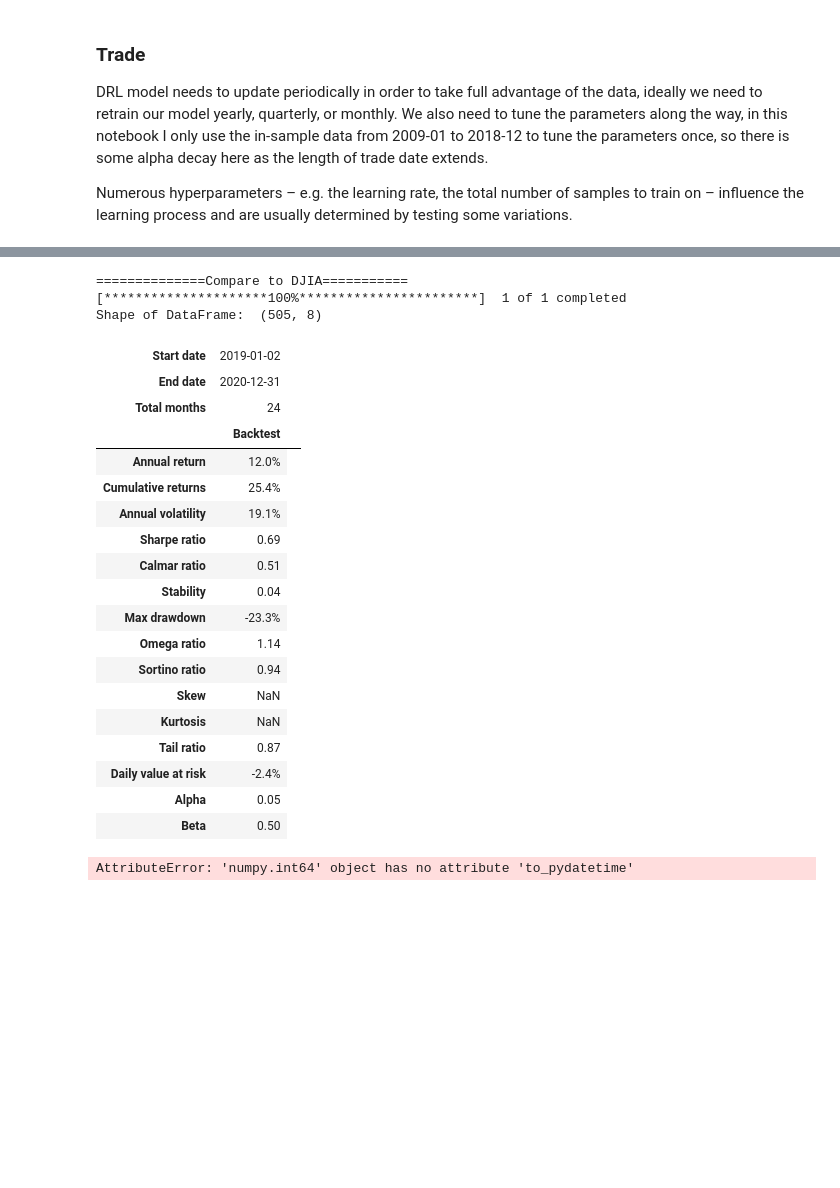
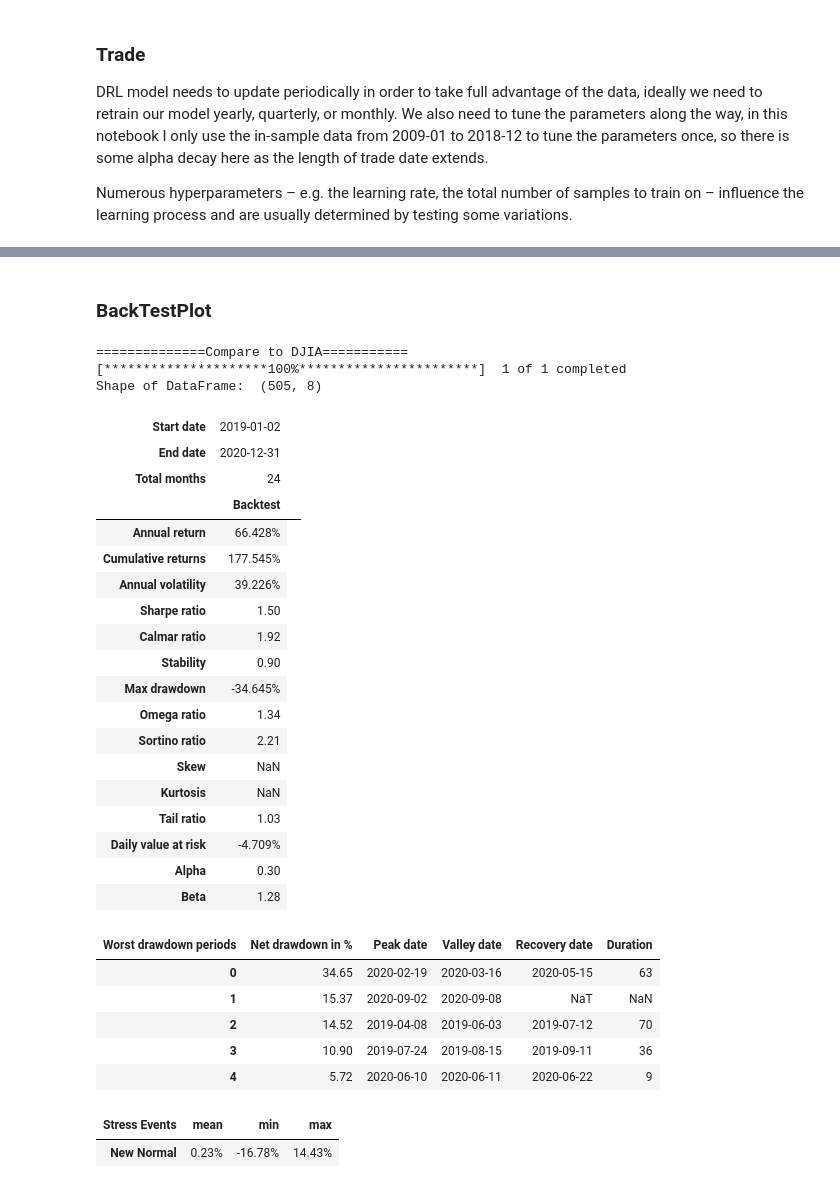
Before and after one commit to BichengWang/RL_stock_trading, a Jupyter notebook: rl_portfolio_trading.ipynb, the cells around one changed output, grey strips where cells are left out. Saved outputs shown, nothing was run; the diff lists cells and outputs as text; code cells hidden in the pictures; blank space fills up the shorter version.

```diff
--- a/rl_portfolio_trading.ipynb
+++ b/rl_portfolio_trading.ipynb
@@ -163,0 +103,14 @@ print(config.DOW_30_TICKER)
+# %%
+# from config.py start_date is a string
+start_date = config.START_DATE
+# from config.py end_date is a string
+end_date = config.END_DATE
+# from config.py split_date is a string
+split_date = config.SPLIT_DATE
+# config target ticker
+target_ticker = config.SP500_20_TICKER
+# config tech_indicator_list
+tech_indicator_list = config.TECHNICAL_INDICATORS_LIST
+print("training period: {}-{}, testing period: {}-{}\n".format(start_date, split_date, split_date, end_date))
+print("target ticker list:\n {}\n".format(target_ticker))
+print("tech_indicator_list:\n {}\n".format(tech_indicator_list))
@@ -544,0 +480,11 @@ df_account_value.tail()
+# %%
+def prediction(model, environment):
+    return DRLAgent.DRL_prediction(
+    model=model,
+    environment = environment)
+df_value, df_actions = dict(), dict()
+df_value['a2c'], df_actions['a2c'] = prediction(trained_a2c, e_trade_gym)
+df_value['ddpg'], df_actions['ddpg'] = prediction(trained_ddpg, e_trade_gym)
+df_value['ppo'], df_actions['ppo'] = prediction(trained_ppo, e_trade_gym)
+df_value['td3'], df_actions['td3'] = prediction(trained_td3, e_trade_gym)
+df_value['sac'], df_actions['sac'] = prediction(trained_sac, e_trade_gym)
@@ -653,34 +592,43 @@ Requirement already satisfied: chardet<5,>=3.0.2 in d:\installedsoftware\anacond
+# %% [markdown]
+### BackTestPlot
 # %%
-print("==============Compare to DJIA===========")
+print("==============Compare to SPY===========")
 %matplotlib inline
 # S&P 500: ^GSPC
 # Dow Jones Index: ^DJI
 # NASDAQ 100: ^NDX
-backtest_plot(df_account_value,
-             baseline_ticker = '^DJI',
-             baseline_start = '2019-01-01',
-             baseline_end = '2021-01-01')
+backtest_plot(df_value['sac'],
+             baseline_ticker = 'SPY',
+             baseline_start = split_date,
+             baseline_end = end_date)
 # %% [output]
 ==============Compare to DJIA===========
 [*********************100%***********************]  1 of 1 completed
 Shape of DataFrame:  (505, 8)
 | Start date | 2019-01-02 |  |
 | End date | 2020-12-31 |  |
 | Total months | 24 |  |
 |  | Backtest |
-| Annual return | 12.0% |
-| Cumulative returns | 25.4% |
-| Annual volatility | 19.1% |
-| Sharpe ratio | 0.69 |
-| Calmar ratio | 0.51 |
-| Stability | 0.04 |
-| Max drawdown | -23.3% |
-| Omega ratio | 1.14 |
-| Sortino ratio | 0.94 |
+| Annual return | 66.428% |
+| Cumulative returns | 177.545% |
+| Annual volatility | 39.226% |
+| Sharpe ratio | 1.50 |
+| Calmar ratio | 1.92 |
+| Stability | 0.90 |
+| Max drawdown | -34.645% |
+| Omega ratio | 1.34 |
+| Sortino ratio | 2.21 |
 | Skew | NaN |
 | Kurtosis | NaN |
-| Tail ratio | 0.87 |
-| Daily value at risk | -2.4% |
-| Alpha | 0.05 |
-| Beta | 0.50 |
+| Tail ratio | 1.03 |
+| Daily value at risk | -4.709% |
+| Alpha | 0.30 |
+| Beta | 1.28 |
-AttributeError: 'numpy.int64' object has no attribute 'to_pydatetime'
+| Worst drawdown periods | Net drawdown in % | Peak date | Valley date | Recovery date | Duration |
+| 0 | 34.65 | 2020-02-19 | 2020-03-16 | 2020-05-15 | 63 |
+| 1 | 15.37 | 2020-09-02 | 2020-09-08 | NaT | NaN |
+| 2 | 14.52 | 2019-04-08 | 2019-06-03 | 2019-07-12 | 70 |
+| 3 | 10.90 | 2019-07-24 | 2019-08-15 | 2019-09-11 | 36 |
+| 4 | 5.72 | 2020-06-10 | 2020-06-11 | 2020-06-22 | 9 |
+| Stress Events | mean | min | max |
+| New Normal | 0.23% | -16.78% | 14.43% |
```
Also changed, not shown: parts of 71 cells of this notebook, 6 other files.
